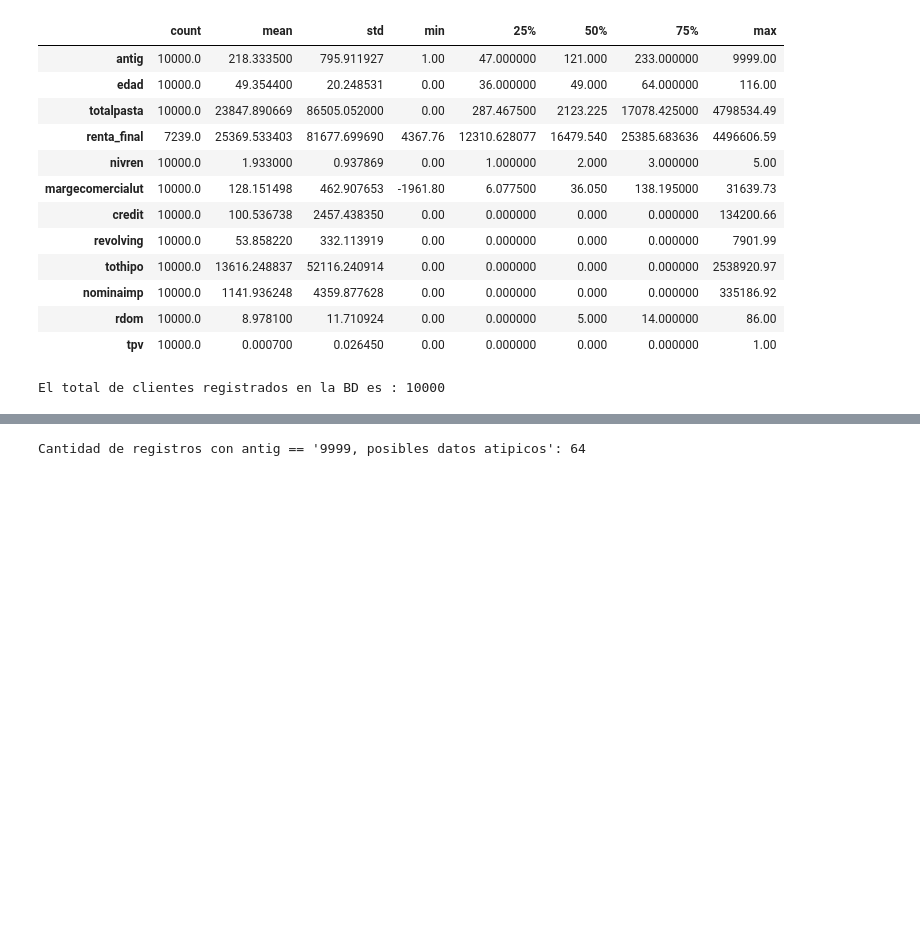
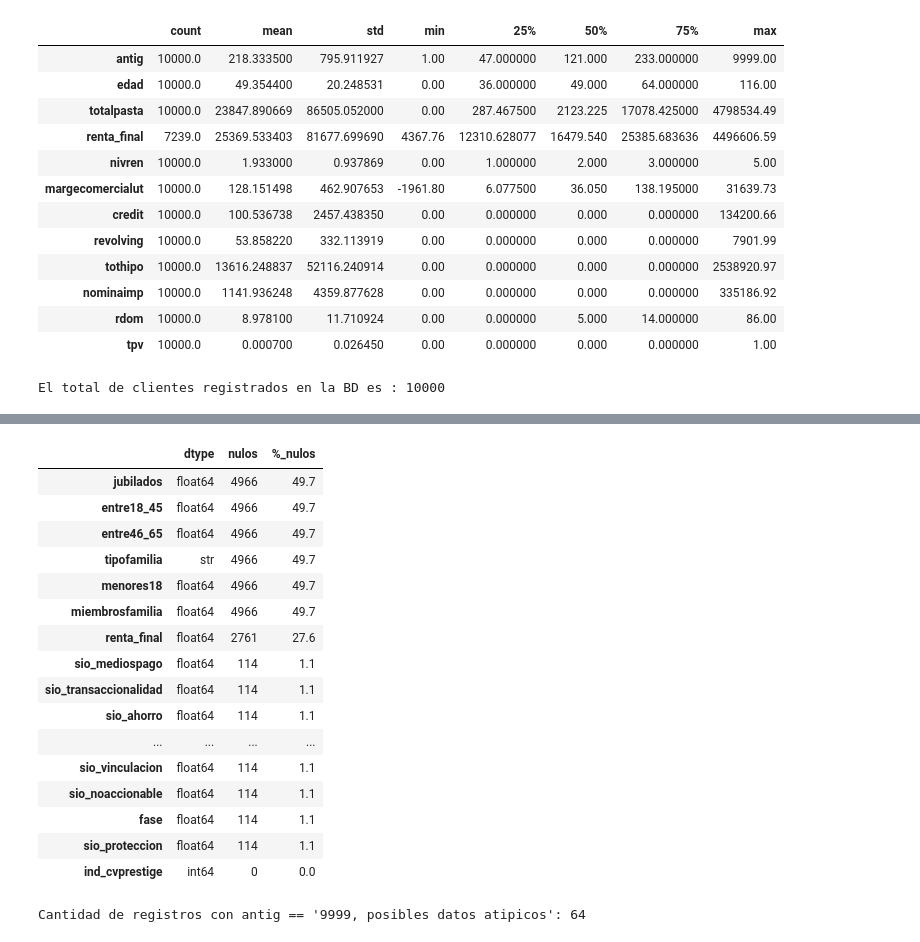
Before and after one commit to jannynmendoza/TFM_Ethos, a Jupyter notebook: EntregaNoteboookTFM_.ipynb, the cells around one changed output, grey strips where cells are left out. Drawn from its saved outputs; the diff is of its cells as text; code cells hidden in the pictures; blank space fills up the shorter version.

```diff
--- a/EntregaNoteboookTFM_.ipynb
+++ b/EntregaNoteboookTFM_.ipynb
@@ -14,0 +1,25 @@ ModuleNotFoundError: No module named 'pandas'
+# %%
+#Inicio importando las librerias que necesito
+import pandas as pd
+import numpy as np
+import matplotlib as plt
+import matplotlib.pyplot as plt
+from pathlib import Path
+import seaborn as sns
+import plotly.express as px
+import plotly.graph_objects as go
+import plotly.io as pio
+import plotly.express as px
+import plotly.graph_objects as go
+from plotly.subplots import make_subplots
+
+from sklearn.model_selection import train_test_split
+from sklearn.ensemble import RandomForestClassifier, GradientBoostingClassifier
+from sklearn.linear_model import LogisticRegression
+from sklearn.preprocessing import StandardScaler
+from sklearn.metrics import classification_report, roc_auc_score, confusion_matrix, ConfusionMatrixDisplay
+
+pd.set_option('display.max_columns', 100)
+pd.set_option('display.width', 200)
+RANDOM_STATE = 42
+print(f"Librerias importadas OK ✅")
@@ -90,3 +101,29 @@ max        1.00000      31639.730000         6.000000    30.000000
+# %%
+# Panorama general: tipos de dato y nulos
+resumen = pd.DataFrame({
+    'dtype': df_datasabadell.dtypes,
+    'nulos': df_datasabadell.isna().sum(),
+    '%_nulos': (df_datasabadell.isna().mean()*100).round(1)
+}).sort_values('%_nulos', ascending=False)
+resumen.head(20)
+# %% [output]
+|  | dtype | nulos | %_nulos |
+| jubilados | float64 | 4966 | 49.7 |
+| entre18_45 | float64 | 4966 | 49.7 |
+| entre46_65 | float64 | 4966 | 49.7 |
+| tipofamilia | str | 4966 | 49.7 |
+| menores18 | float64 | 4966 | 49.7 |
+| miembrosfamilia | float64 | 4966 | 49.7 |
+| renta_final | float64 | 2761 | 27.6 |
+| sio_mediospago | float64 | 114 | 1.1 |
+| sio_transaccionalidad | float64 | 114 | 1.1 |
+| sio_ahorro | float64 | 114 | 1.1 |
+| ... | ... | ... | ... |
+| sio_vinculacion | float64 | 114 | 1.1 |
+| sio_noaccionable | float64 | 114 | 1.1 |
+| fase | float64 | 114 | 1.1 |
+| sio_proteccion | float64 | 114 | 1.1 |
+| ind_cvprestige | int64 | 0 | 0.0 |
 # %%
 #Analisis de los datos atipicos, conteno e identificación
 cantidad_9999 = (df_datasabadell['antig'] == 9999).sum()
```
Also changed, not shown: parts of 11 cells of this notebook.
